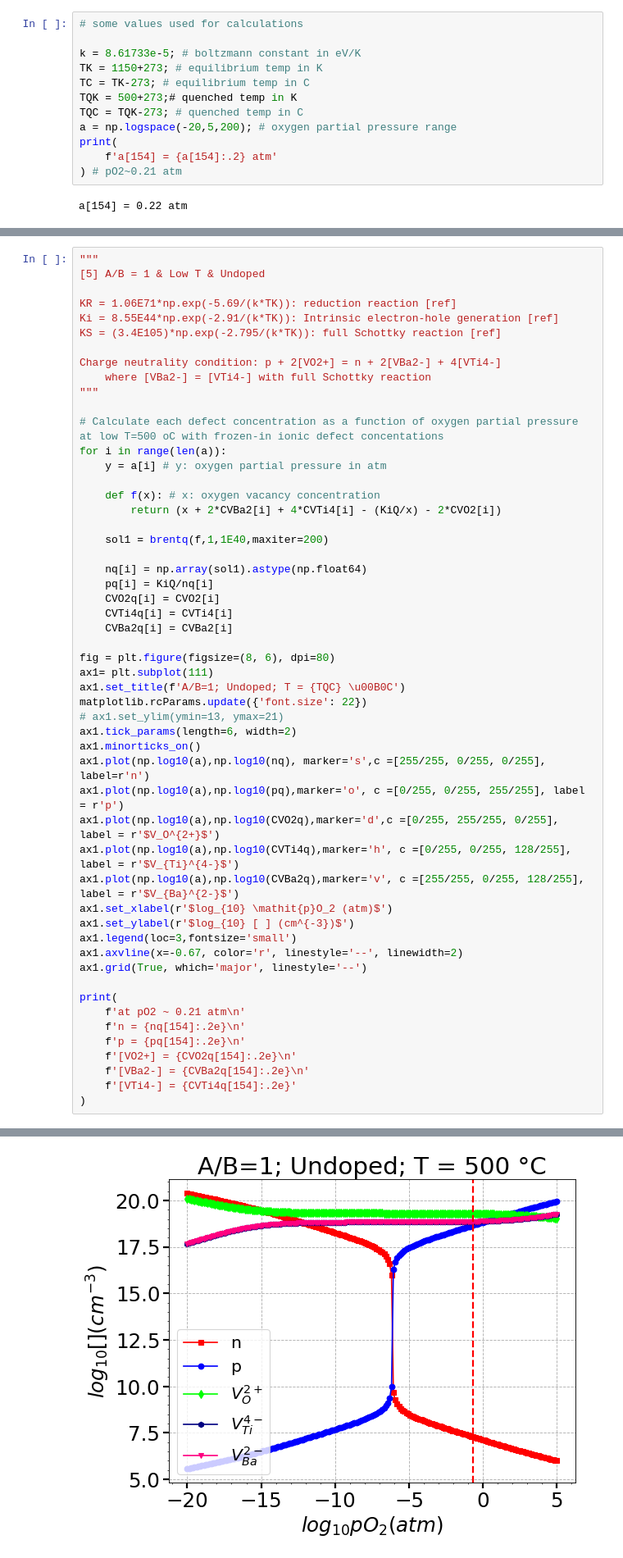
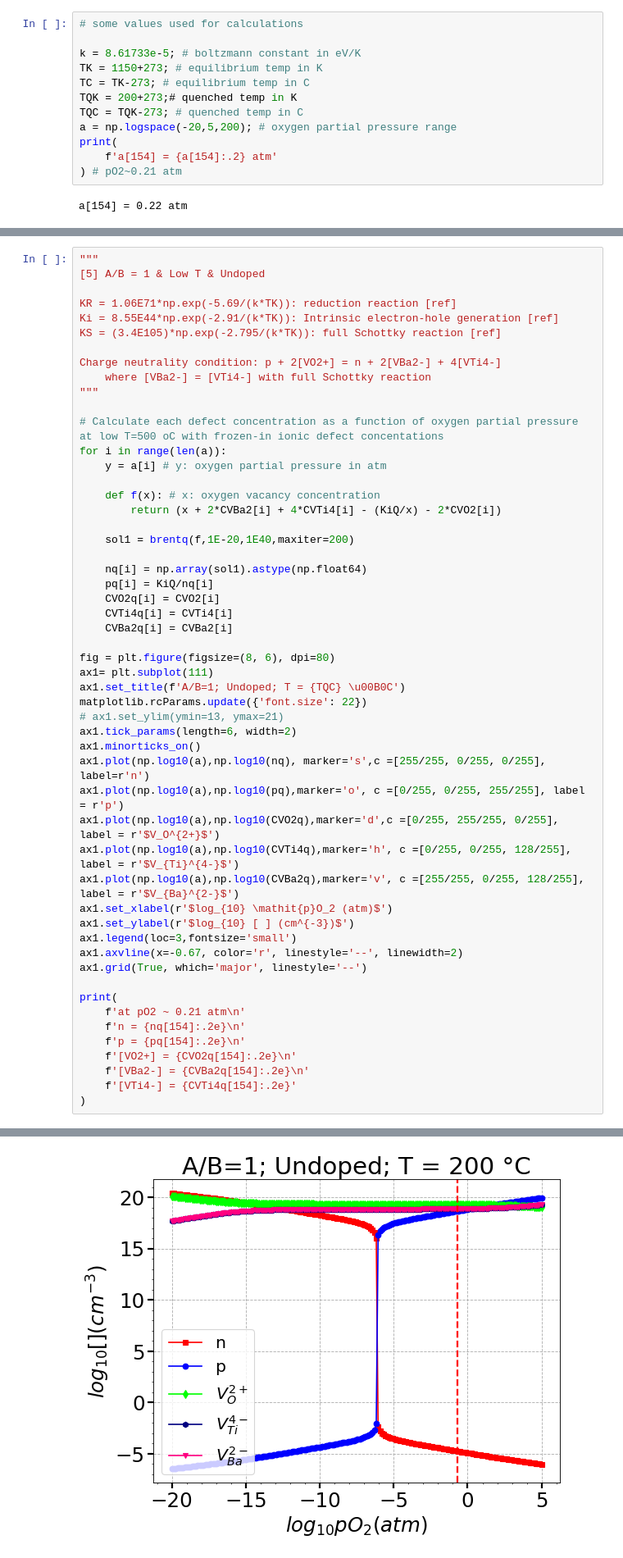
Before and after one commit to seonghwh/Defect-Structure, a Jupyter notebook: defect2.ipynb, the cells around one changed output, grey strips where cells are left out. Shown at 82% size. Cells and saved outputs as stored; diff of their text form.

```diff
--- a/defect2.ipynb
+++ b/defect2.ipynb
@@ -11,7 +11,7 @@ import matplotlib
 k = 8.61733e-5; # boltzmann constant in eV/K
 TK = 1150+273; # equilibrium temp in K
 TC = TK-273; # equilibrium temp in C
-TQK = 500+273;# quenched temp in K
+TQK = 200+273;# quenched temp in K
 TQC = TQK-273; # quenched temp in C
 a = np.logspace(-20,5,200); # oxygen partial pressure range
 print(
@@ -432,7 +434,7 @@ for i in range(len(a)):
     def f(x): # x: oxygen vacancy concentration
         return (x + 2*CVBa2[i] + 4*CVTi4[i] - (KiQ/x) - 2*CVO2[i])
 
-    sol1 = brentq(f,1,1E40,maxiter=200)
+    sol1 = brentq(f,1E-20,1E40,maxiter=200)
 
     nq[i] = np.array(sol1).astype(np.float64)
     pq[i] = KiQ/nq[i]
@@ -472,5 +474,5 @@ n = 1.93e+07
 p = 4.72e+18
 [VO2+] = 1.99e+19
 [VBa2-] = 7.40e+18
 [VTi4-] = 7.40e+18
-[figure, old version]
+[figure, new version]
```
Also changed, not shown: parts of 7 cells of this notebook.
